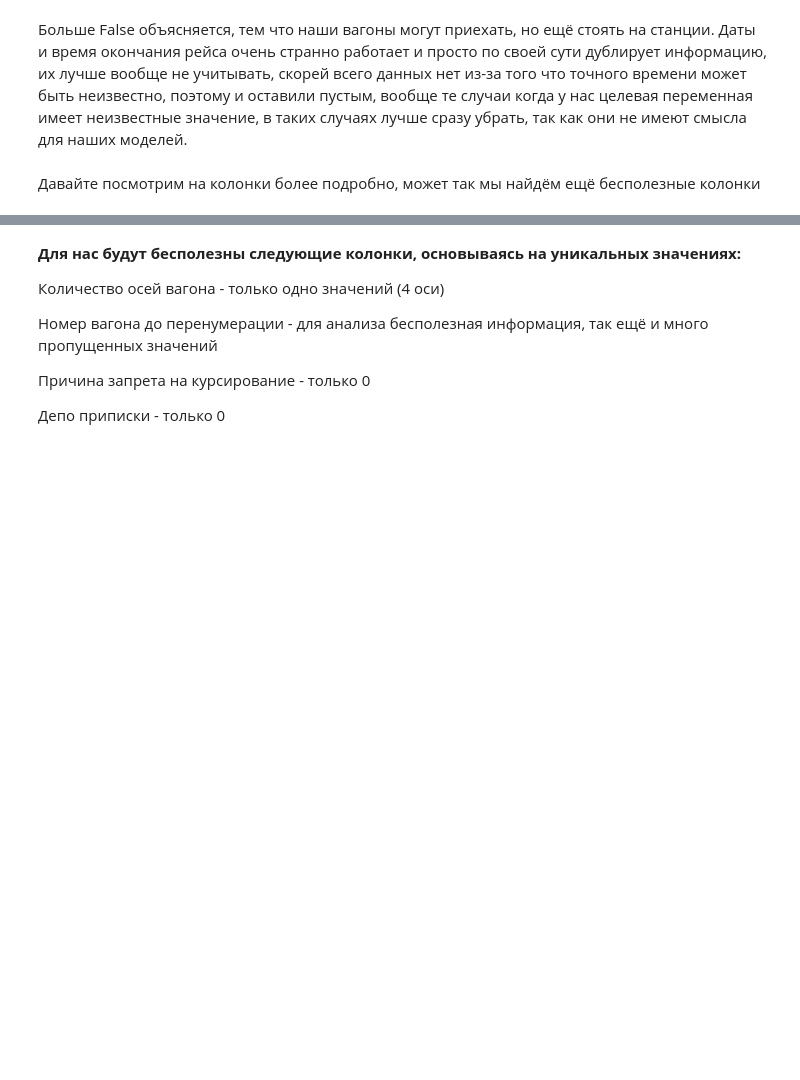
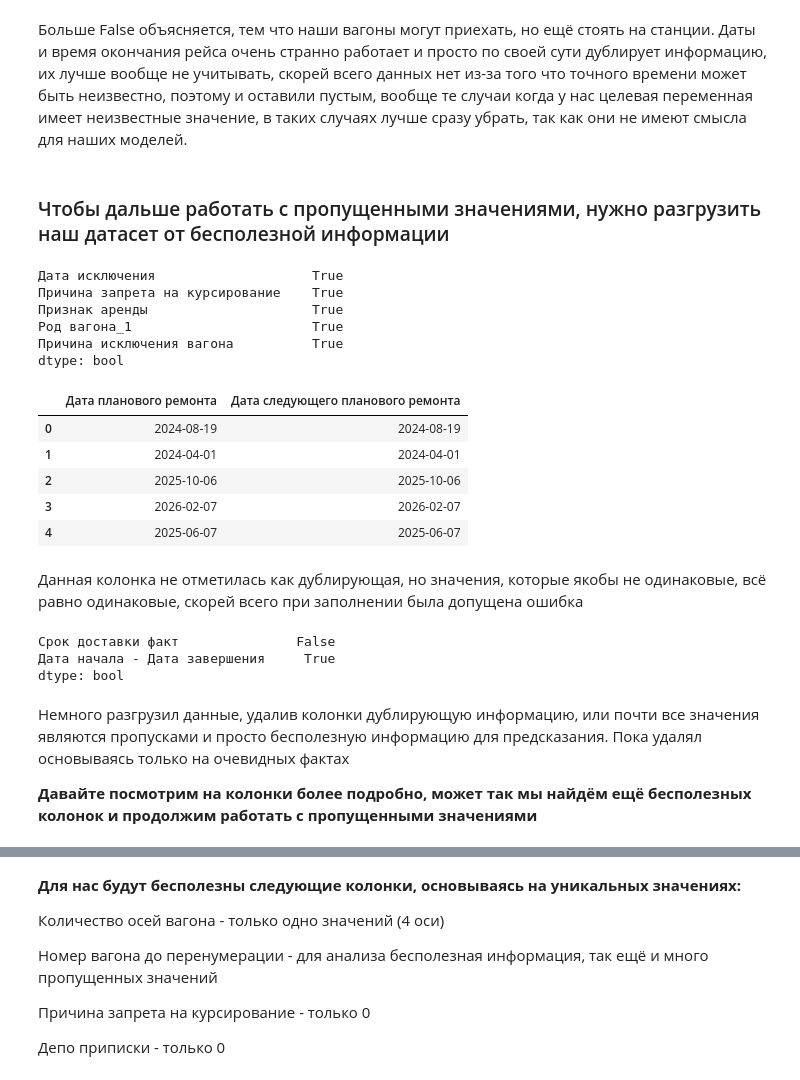
Before and after one commit to DanSikQ/Data_Analyst_Portfolio, a Jupyter notebook: projects/Auto-ML vs Me/Train.ipynb, the cells around one changed output, grey strips where cells are left out. Saved outputs shown, nothing was run; the diff lists cells and outputs as text; code cells hidden in the pictures; blank space fills up the shorter version.

```diff
--- a/projects/Auto-ML vs Me/Train.ipynb
+++ b/projects/Auto-ML vs Me/Train.ipynb
@@ -134,6 +134,39 @@ dtype: int64
 # %% [markdown]
 Больше False объясняется, тем что наши вагоны могут приехать, но ещё стоять на станции.
 Даты и время окончания рейса очень странно работает и просто по своей сути дублирует информацию, их лучше вообще не учитывать, скорей всего данных нет из-за того что точного времени может быть неизвестно, поэтому и оставили пустым, вообще те случаи когда у нас целевая переменная имеет неизвестные значение, в таких случаях лучше сразу убрать, так как они не имеют смысла для наших моделей.
+# %% [markdown]
+### Чтобы дальше работать с пропущенными значениями, нужно разгрузить наш датасет от бесполезной информации
+# %%
+info_cargo.T.duplicated()[info_cargo.T.duplicated() == True]
+# Колонки, которые хранят дублирующую информацию, их стоит удалить
+# %% [output]
+Дата исключения                    True
+Причина запрета на курсирование    True
+Признак аренды                     True
+Род вагона_1                       True
+Причина исключения вагона          True
+dtype: bool
+# %%
+index_true = info_cargo[[' Дата планового ремонта', 'Дата следующего планового ремонта']].duplicated()[
+    info_cargo[[' Дата планового ремонта', 'Дата следующего планового ремонта']].duplicated() == False].index
+info_cargo[[' Дата планового ремонта', 'Дата следующего планового ремонта']].loc[index_true].head(5)
+# %% [output]
+|  | Дата планового ремонта | Дата следующего планового ремонта |
+| 0 | 2024-08-19 | 2024-08-19 |
+| 1 | 2024-04-01 | 2024-04-01 |
+| 2 | 2025-10-06 | 2025-10-06 |
+| 3 | 2026-02-07 | 2026-02-07 |
+| 4 | 2025-06-07 | 2025-06-07 |
+# %% [markdown]
+Данная колонка не отметилась как дублирующая, но значения, которые якобы не одинаковые, всё равно одинаковые, скорей всего при заполнении была допущена ошибка
+# %%
+info_cargo['Дата начала - Дата завершения'] = (info_cargo['Дата завершения'] - info_cargo['Дата начала']).dt.days.astype('float')
+info_cargo[['Срок доставки факт', 'Дата начала - Дата завершения']].T.duplicated()
+# Получается идентичная информация, удаляем
+# %% [output]
+Срок доставки факт               False
+Дата начала - Дата завершения     True
+dtype: bool
 # %%
 info_cargo = info_cargo.dropna(subset=['Срок доставки факт'])
 
@@ -142,5 +174,7 @@ info_cargo_imp = info_cargo.drop(columns = ['Дата и время оконча
 # %% [markdown]
-Давайте посмотрим на колонки более подробно, может так мы найдём ещё бесполезные колонки
+Немного разгрузил данные, удалив колонки дублирующую информацию, или почти все значения являются пропусками и просто бесполезную информацию для предсказания. Пока удалял основываясь только на очевидных фактах
+
+**Давайте посмотрим на колонки более подробно, может так мы найдём ещё бесполезных колонок и продолжим работать с пропущенными значениями**
 # %%
 # Давайте сначала поработаем над числовыми признаками
 info_cargo_imp_kol = info_cargo_imp.select_dtypes(include = [int,float])
```
Also changed, not shown: parts of 19 cells of this notebook.
